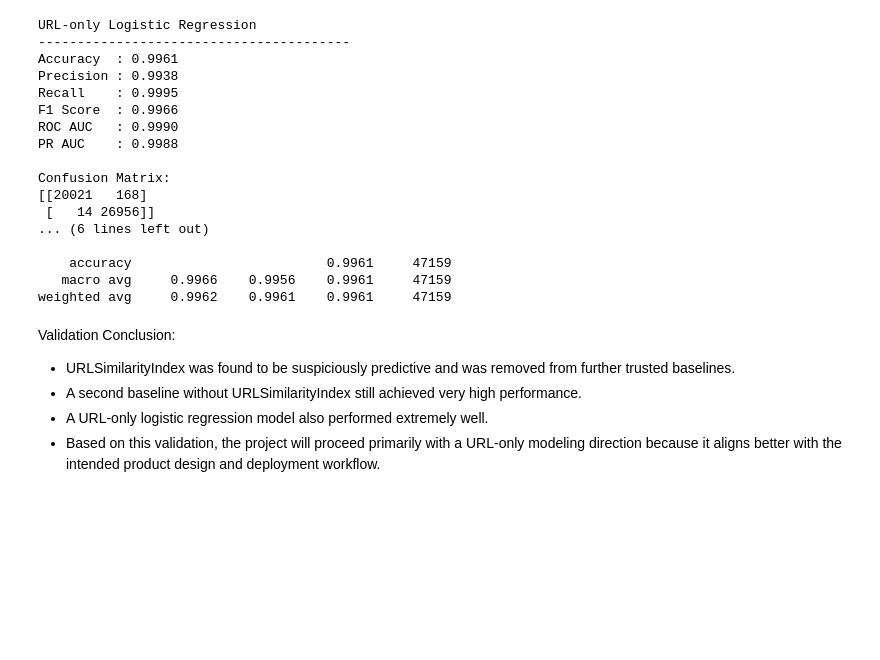
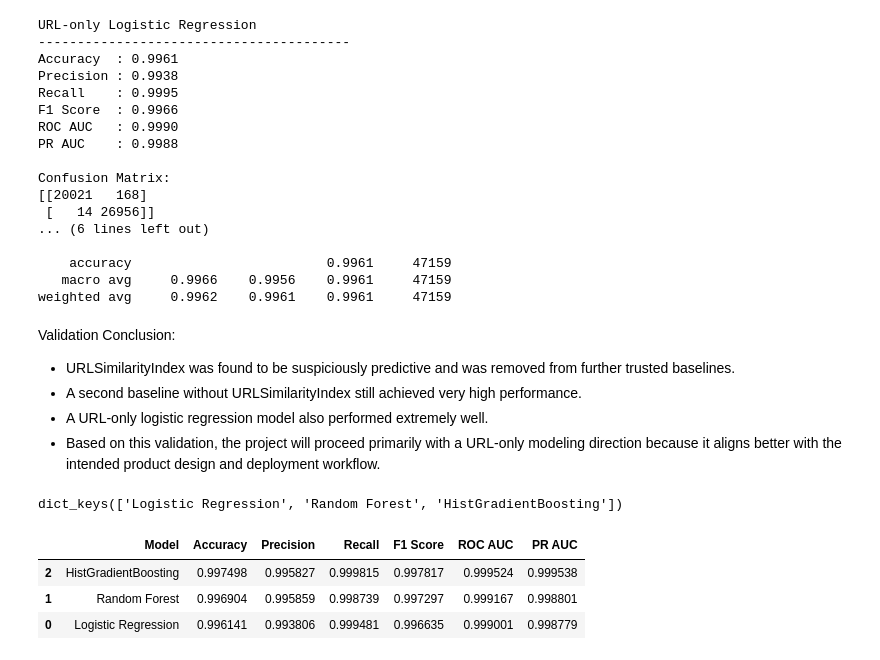
Before and after one commit to frhandev/phishing-ai-ui, a Jupyter notebook: notebooks/01_eda.ipynb, the cells around one changed output. Drawn from its saved outputs; the diff is of its cells as text; code cells hidden in the pictures; blank space fills up the shorter version.

```diff
--- a/notebooks/01_eda.ipynb
+++ b/notebooks/01_eda.ipynb
@@ -527,3 +527,62 @@ Validation Conclusion:
 - A second baseline without URLSimilarityIndex still achieved very high performance.
 - A URL-only logistic regression model also performed extremely well.
 - Based on this validation, the project will proceed primarily with a URL-only modeling direction because it aligns better with the intended product design and deployment workflow.
+# %%
+from sklearn.ensemble import RandomForestClassifier, HistGradientBoostingClassifier
+
+models = {
+    "Logistic Regression": Pipeline([
+        ("scaler", StandardScaler()),
+        ("model", LogisticRegression(max_iter=5000, random_state=42))
+    ]),
+
+    "Random Forest": RandomForestClassifier(
+        n_estimators=200,
+        random_state=42,
+        n_jobs=-1
+    ),
+
+    "HistGradientBoosting": HistGradientBoostingClassifier(
+        max_iter=200,
+        random_state=42
+    )
+}
+
+print(models.keys())
+# %% [output]
+dict_keys(['Logistic Regression', 'Random Forest', 'HistGradientBoosting'])
+# %%
+def evaluate_model(model, X_train, X_test, y_train, y_test):
+    model.fit(X_train, y_train)
+
+    y_pred = model.predict(X_test)
+    y_proba = model.predict_proba(X_test)[:, 1] if hasattr(model, "predict_proba") else model.decision_function(X_test)
+
+    results = {
+        "Accuracy": accuracy_score(y_test, y_pred),
+        "Precision": precision_score(y_test, y_pred),
+        "Recall": recall_score(y_test, y_pred),
+        "F1 Score": f1_score(y_test, y_pred),
+        "ROC AUC": roc_auc_score(y_test, y_proba),
+        "PR AUC": average_precision_score(y_test, y_proba)
+    }
+
+    return results
+# %%
+benchmark_results = []
+
+for model_name, model in models.items():
+    results = evaluate_model(model, X_train_url, X_test_url, y_train_url, y_test_url)
+    results["Model"] = model_name
+    benchmark_results.append(results)
+
+benchmark_df = pd.DataFrame(benchmark_results)
+benchmark_df = benchmark_df[["Model", "Accuracy", "Precision", "Recall", "F1 Score", "ROC AUC", "PR AUC"]]
+benchmark_df = benchmark_df.sort_values(by="F1 Score", ascending=False)
+
+benchmark_df
+# %% [output]
+|  | Model | Accuracy | Precision | Recall | F1 Score | ROC AUC | PR AUC |
+| 2 | HistGradientBoosting | 0.997498 | 0.995827 | 0.999815 | 0.997817 | 0.999524 | 0.999538 |
+| 1 | Random Forest | 0.996904 | 0.995859 | 0.998739 | 0.997297 | 0.999167 | 0.998801 |
+| 0 | Logistic Regression | 0.996141 | 0.993806 | 0.999481 | 0.996635 | 0.999001 | 0.998779 |
```
Also changed, not shown: parts of 5 cells of this notebook, 2 other files.
